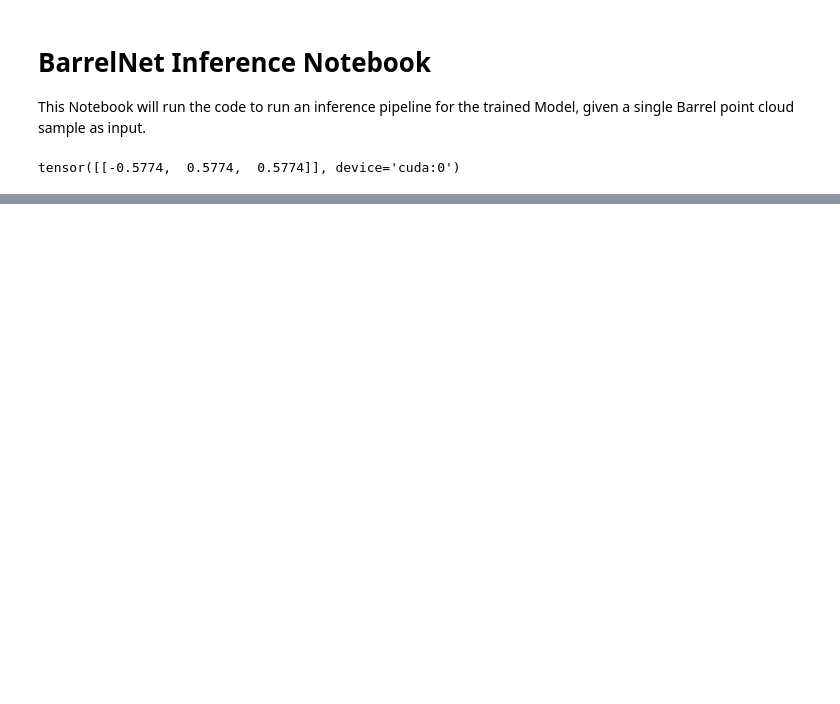
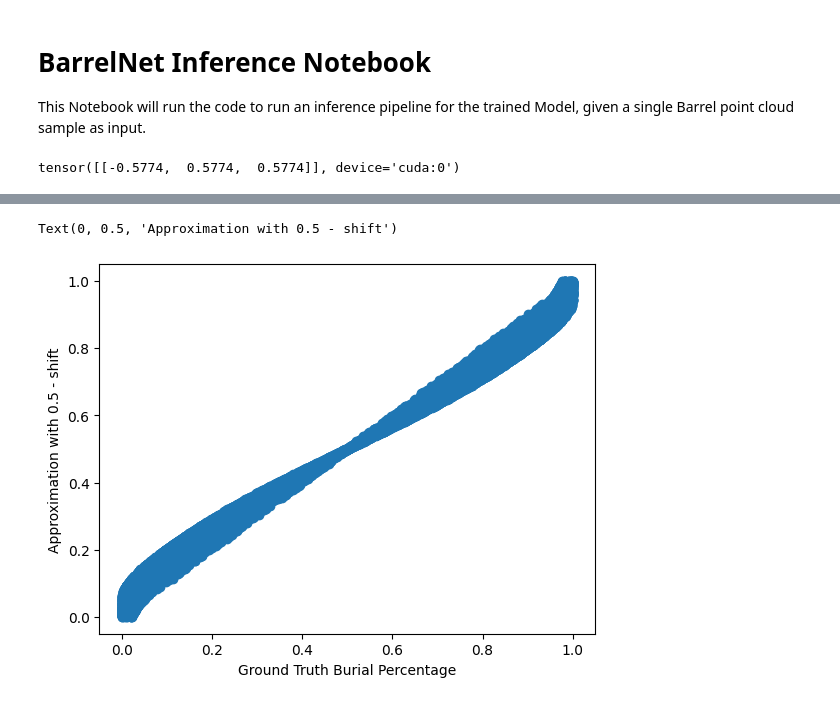
Before and after one commit to chinmay0301ucsd/barrelnet, a Jupyter notebook: pointnet/pointnet_inference.ipynb, the cells around one changed output, grey strips where cells are left out. Cells and saved outputs as stored; diff of their text form; code cells hidden in the pictures; blank space fills up the shorter version.

```diff
--- a/pointnet/pointnet_inference.ipynb
+++ b/pointnet/pointnet_inference.ipynb
@@ -37,0 +90,7 @@ tensor([[-0.5774,  0.5774,  0.5774]], device='cuda:0')
+# %%
+plt.scatter(gt, approx)
+plt.xlabel('Ground Truth Burial Percentage')
+plt.ylabel('Approximation with 0.5 - shift')
+# %% [output]
+Text(0, 0.5, 'Approximation with 0.5 - shift')
+[figure, added]
```
Also changed, not shown: parts of 1 cell of this notebook, 5 other files.
